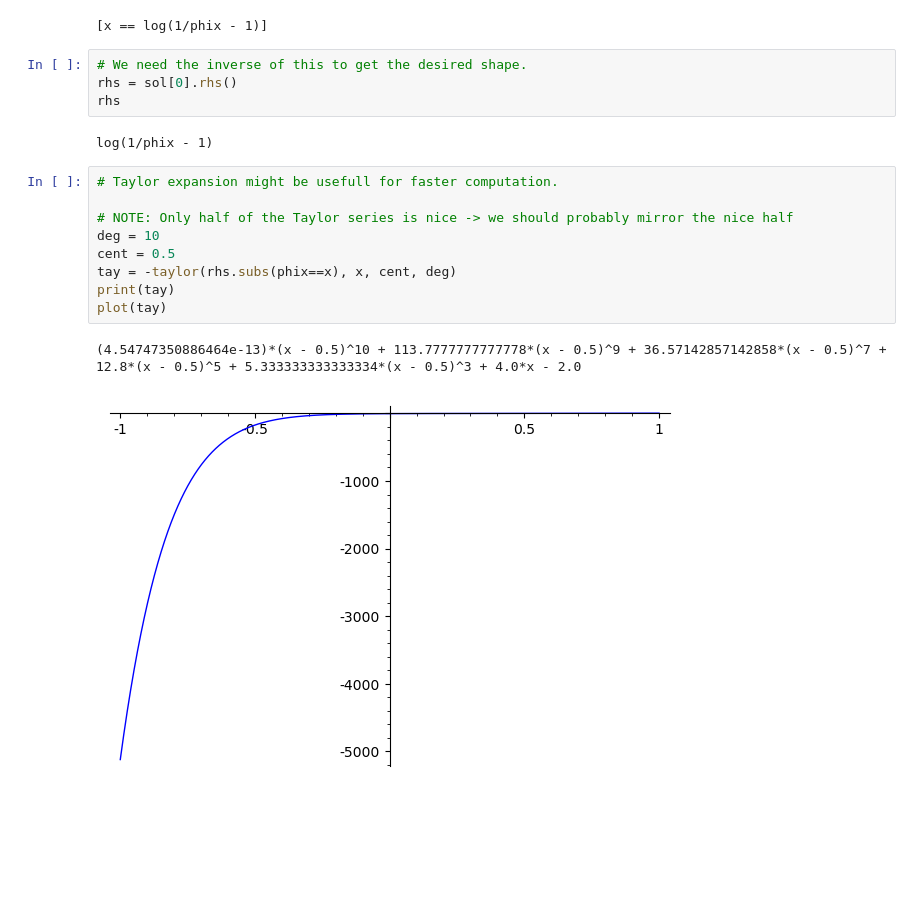
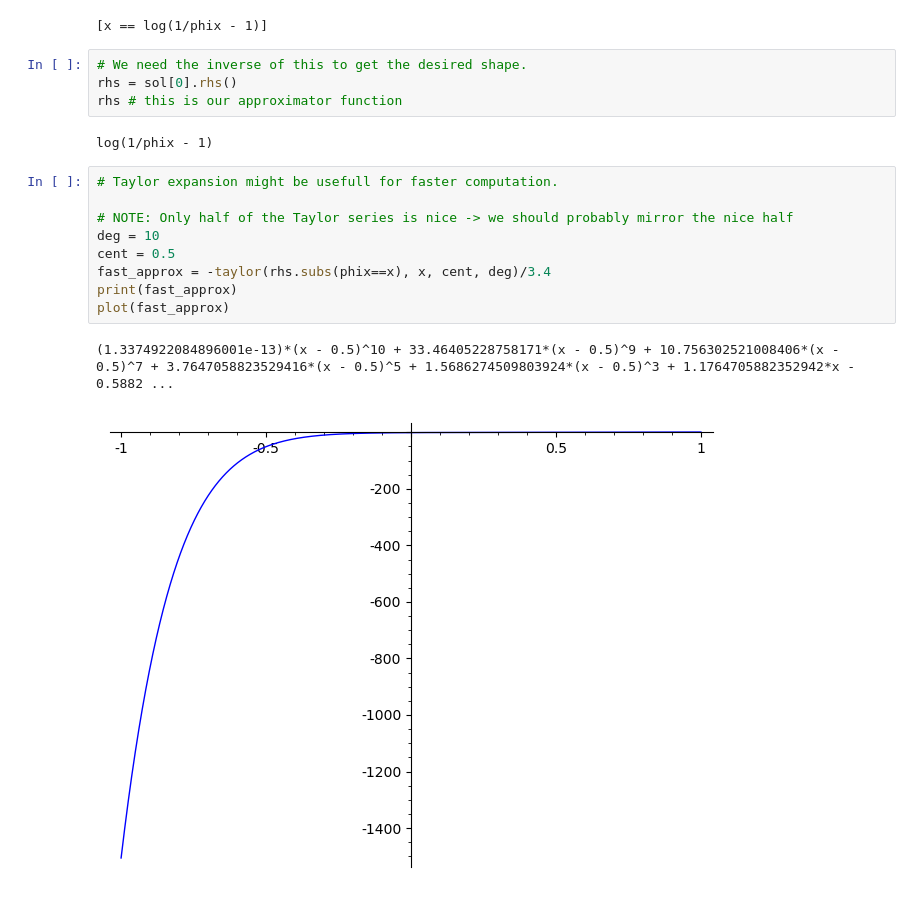
Before and after one commit to vatai/NNC, a Jupyter notebook: jupyter/normal-cdf-approx.ipynb, the cells around one changed output. Cells and saved outputs as stored; diff of their text form; blank space fills up the shorter version.

Commit message:
Added some work on the curve approximation.

```diff
--- a/jupyter/normal-cdf-approx.ipynb
+++ b/jupyter/normal-cdf-approx.ipynb
@@ -12,21 +12,21 @@ sol
 # %%
 # We need the inverse of this to get the desired shape.
 rhs = sol[0].rhs()
-rhs
+rhs # this is our approximator function
 # %% [output]
 log(1/phix - 1)
 # %%
 # Taylor expansion might be usefull for faster computation.
 
 # NOTE: Only half of the Taylor series is nice -> we should probably mirror the nice half
 deg = 10
 cent = 0.5
-tay = -taylor(rhs.subs(phix==x), x, cent, deg)
-print(tay)
-plot(tay)
+fast_approx = -taylor(rhs.subs(phix==x), x, cent, deg)/3.4
+print(fast_approx)
+plot(fast_approx)
 # %% [output]
-(4.54747350886464e-13)*(x - 0.5)^10 + 113.7777777777778*(x - 0.5)^9 + 36.57142857142858*(x - 0.5)^7 + 12.8*(x - 0.5)^5 + 5.333333333333334*(x - 0.5)^3 + 4.0*x - 2.0
+(1.3374922084896001e-13)*(x - 0.5)^10 + 33.46405228758171*(x - 0.5)^9 + 10.756302521008406*(x - 0.5)^7 + 3.7647058823529416*(x - 0.5)^5 + 1.5686274509803924*(x - 0.5)^3 + 1.1764705882352942*x - 0.5882 ...
-[figure, old version]
+[figure, new version]
 # %%
 # Comparison with the "real" normal CDF.
 T = RealDistribution('gaussian', 0.5)
```
Also changed, not shown: parts of 5 cells of this notebook.
